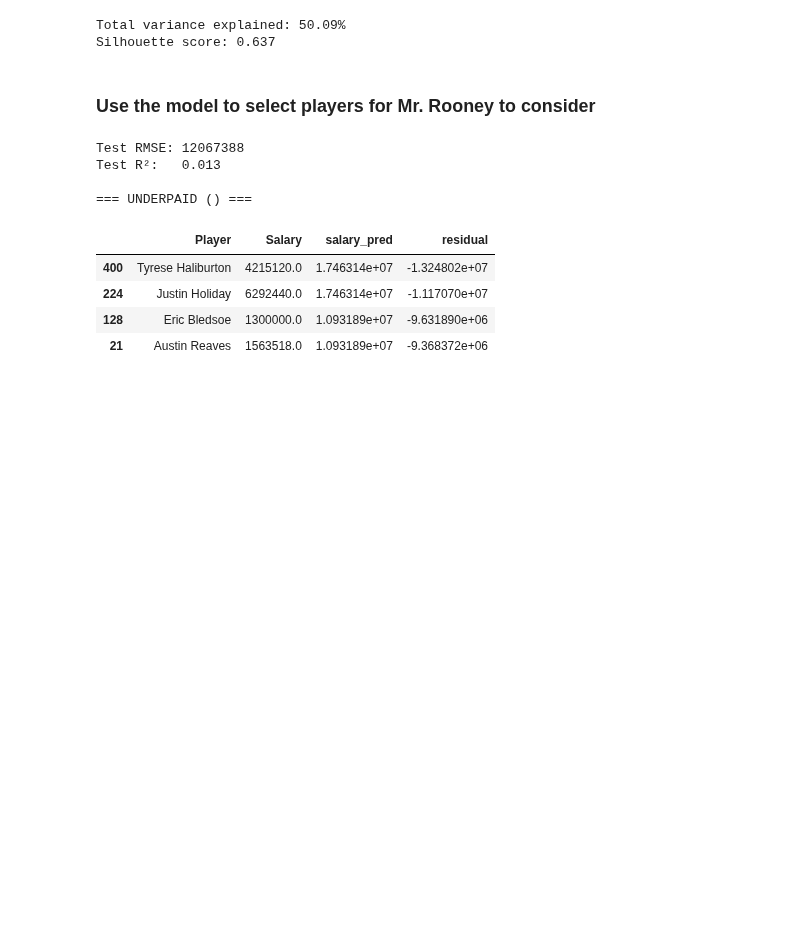
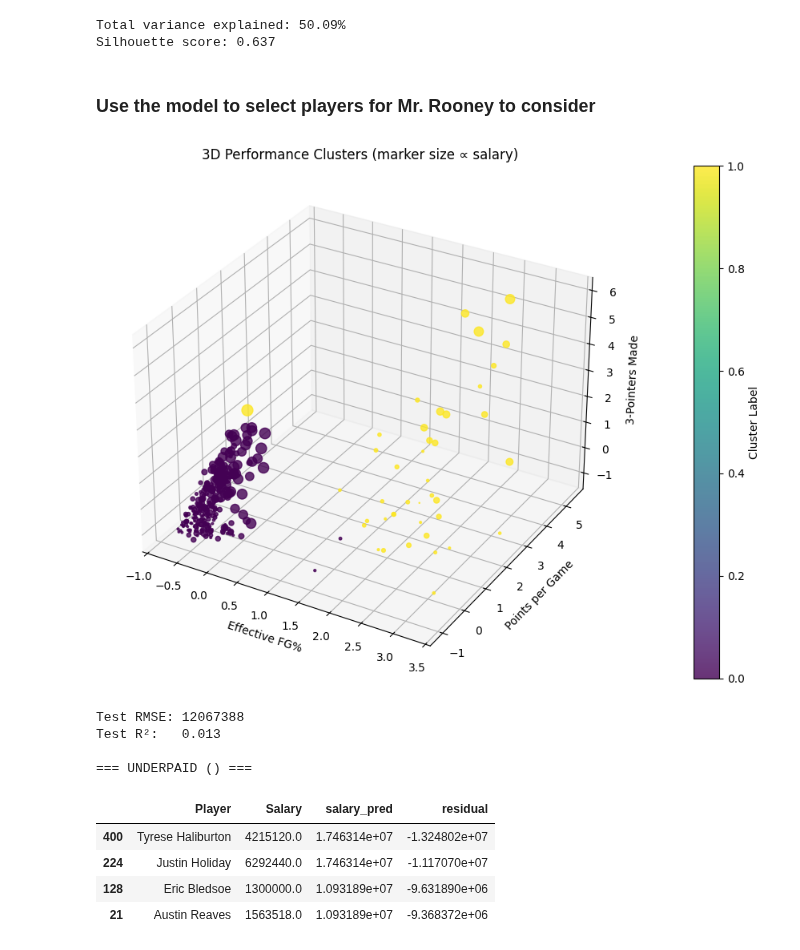
Before and after one commit to dylanlidailin/DS-3021, a Jupyter notebook: 10_kMeans Clustering/Lab-Clustering.ipynb, the cells around one changed output. Drawn from its saved outputs; the diff is of its cells as text; code cells hidden in the pictures; blank space fills up the shorter version.

Commit message:
fix the graph

```diff
--- a/10_kMeans Clustering/Lab-Clustering.ipynb
+++ b/10_kMeans Clustering/Lab-Clustering.ipynb
@@ -292,3 +291,42 @@ fig.show(renderer="vscode")
+# %%
+# --- static 3D scatter with Matplotlib ---
+fig = plt.figure(figsize=(10, 7))
+ax  = fig.add_subplot(111, projection='3d')
+
+# axes data
+x = performance['eFG%']
+y = performance['PTS']
+z = performance['3P']
+
+# color by cluster (0/1)
+c = performance['cluster'].astype(int)
+
+# scale marker size by salary
+sizes = (performance['Salary'] / performance['Salary'].max()) * 100  # tweak max marker size
+
+scatter = ax.scatter(
+    x, y, z,
+    c=c,
+    cmap='viridis',
+    s=sizes,
+    alpha=0.8
+)
+
+# labels & title
+ax.set_xlabel('Effective FG%')
+ax.set_ylabel('Points per Game')
+ax.set_zlabel('3-Pointers Made')
+ax.set_title('3D Performance Clusters (marker size ∝ salary)')
+
+# colorbar
+cbar = fig.colorbar(scatter, ax=ax, pad=0.1)
+cbar.set_label('Cluster Label')
+
+plt.tight_layout()
+plt.savefig('performance_clusters_3d.png', dpi=300)
+plt.show()
+# %% [output]
+[figure, added]
 # %%
 from sklearn.cluster import KMeans
 from sklearn.tree import DecisionTreeRegressor
```
Also changed, not shown: parts of 3 cells of this notebook, 2 other files.
